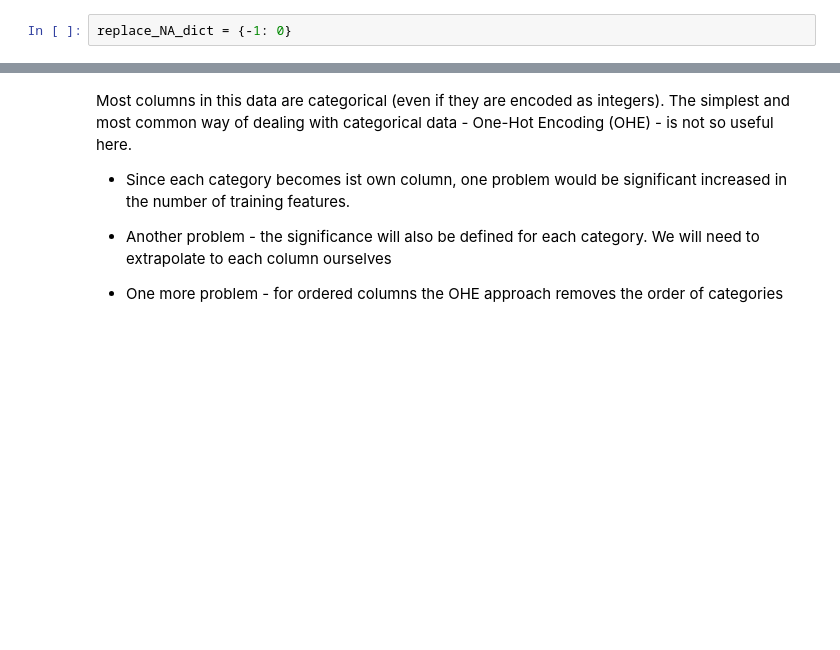
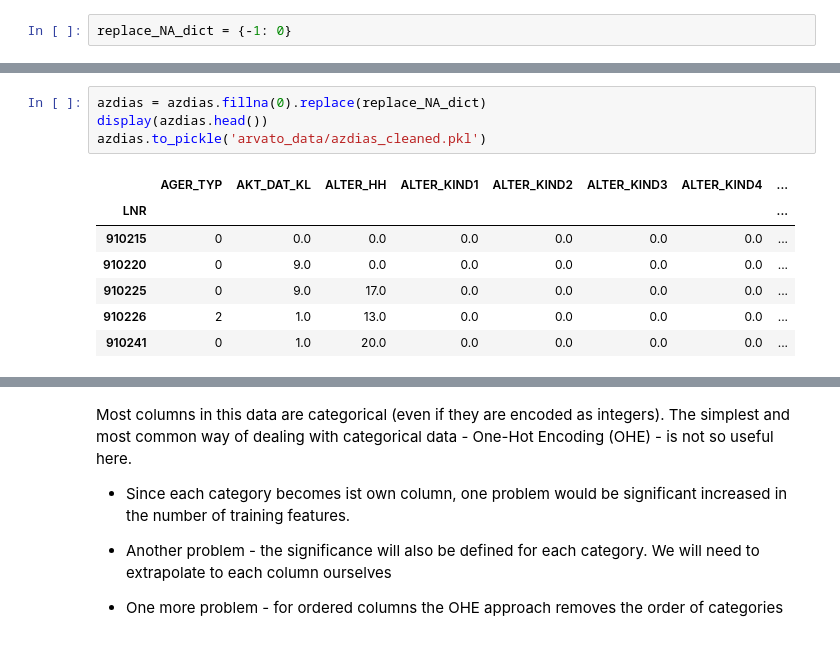
Before and after one commit to olalakul/udacity-MLengineer-capstone, a Jupyter notebook: Arvato Project Workbook.ipynb, the cells around one changed output, grey strips where cells are left out. Cells and saved outputs as stored; diff of their text form; blank space fills up the shorter version.

```diff
--- a/Arvato Project Workbook.ipynb
+++ b/Arvato Project Workbook.ipynb
@@ -134,0 +131,12 @@ test.to_pickle('arvato_data/test_cleaned.pkl')
+# %%
+azdias = azdias.fillna(0).replace(replace_NA_dict)
+display(azdias.head())
+azdias.to_pickle('arvato_data/azdias_cleaned.pkl')
+# %% [output]
+|  | AGER_TYP | AKT_DAT_KL | ALTER_HH | ALTER_KIND1 | ALTER_KIND2 | ALTER_KIND3 | ALTER_KIND4 | ... |
+| LNR |  |  |  |  |  |  |  | ... |
+| 910215 | 0 | 0.0 | 0.0 | 0.0 | 0.0 | 0.0 | 0.0 | ... |
+| 910220 | 0 | 9.0 | 0.0 | 0.0 | 0.0 | 0.0 | 0.0 | ... |
+| 910225 | 0 | 9.0 | 17.0 | 0.0 | 0.0 | 0.0 | 0.0 | ... |
+| 910226 | 2 | 1.0 | 13.0 | 0.0 | 0.0 | 0.0 | 0.0 | ... |
+| 910241 | 0 | 1.0 | 20.0 | 0.0 | 0.0 | 0.0 | 0.0 | ... |
```
Also changed, not shown: parts of 32 cells of this notebook.
